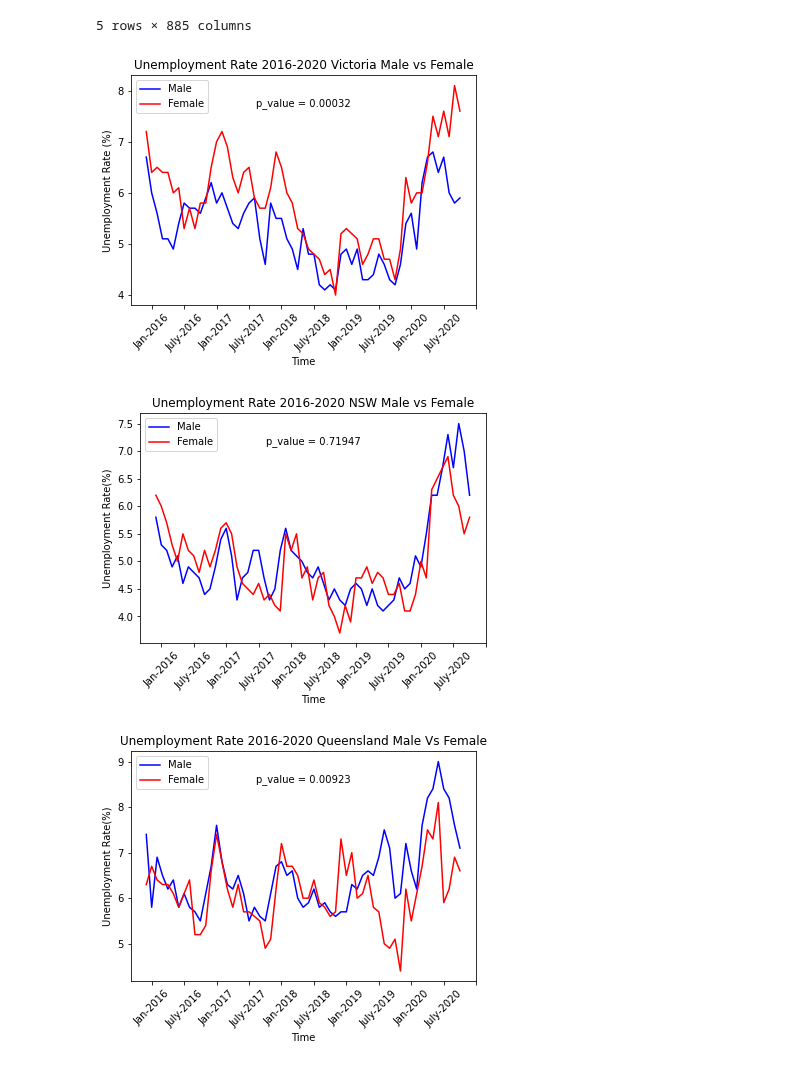
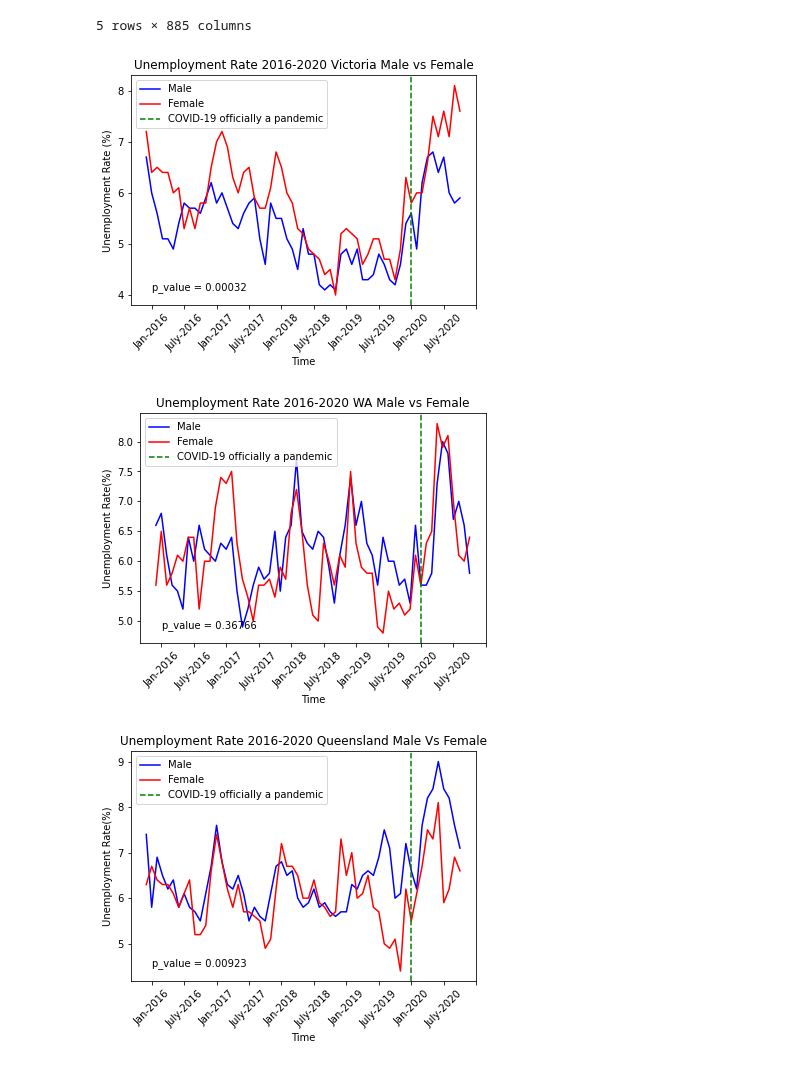
Before and after one commit to tomjp90/Project-1, a Jupyter notebook: Graph_Code/Gender Graphs Project 1.ipynb, the cells around one changed output. Saved outputs shown, nothing was run; the diff lists cells and outputs as text; code cells hidden in the pictures.

Commit message:
Added covid reference line

```diff
--- a/Graph_Code/Gender Graphs Project 1.ipynb
+++ b/Graph_Code/Gender Graphs Project 1.ipynb
@@ -26,9 +26,9 @@ Vic_M = Unemployment_data_cut["> Victoria ;  Unemployment rate ;  > Males ;"]
 
 Vic_F = Unemployment_data_cut["> Victoria ;  Unemployment rate ;  > Females ;"]
 
-NSW_M = Unemployment_data_cut["> New South Wales ;  Unemployment rate ;  > Males ;"]
+WA_M = Unemployment_data_cut["> Western Australia ;  Unemployment rate ;  > Males ;"]
 
-NSW_F = Unemployment_data_cut["> New South Wales ;  Unemployment rate ;  > Females ;"]
+WA_F = Unemployment_data_cut["> Western Australia ;  Unemployment rate ;  > Females ;"]
 
 QLD_M = Unemployment_data_cut["> Queensland ;  Unemployment rate ;  > Males ;"]
 
@@ -50,13 +50,18 @@ def make_line(m,f,ylab,title):
     plt.ylabel(ylab)
     plt.legend(loc= 'upper left')
     s,p = stats.ttest_ind(m,f)
-    plt.text(0.5, 0.9, f"p_value = {round(p,5)}", horizontalalignment='center',verticalalignment='top', transform=ax.transAxes)
+    covid_line = plt.axvline(x=49,color = 'g',linestyle='--')
+    covid_line.set_label('COVID-19 officially a pandemic')
+    ax.legend()
+    plt.text(0.2, 0.1, f"p_value = {round(p,5)}", horizontalalignment='center',verticalalignment='top', transform=ax.transAxes)
 
     ax.set_xticks([1,7,13,19,25,31,37,43,49,55,61])
     ax.set_xticklabels(['Jan-2016','July-2016','Jan-2017','July-2017','Jan-2018','July-2018','Jan-2019','July-2019','Jan-2020','July-2020'])
     plt.xticks(rotation=45)
 
 
+
+
     #Independant sample t-test (is the difference between males/females significant)
 # %%
 make_line(Vic_M,Vic_F,"Unemployment Rate (%)","Unemployment Rate 2016-2020 Victoria Male vs Female")
@@ -64,19 +69,19 @@ make_line(Vic_M,Vic_F,"Unemployment Rate (%)","Unemployment Rate 2016-2020 Victo
 plt.savefig('../Graph_Outputs/Vic_Gender.png')
 plt.show()
 # %% [output]
-[figure, old version]
+[figure, new version]
 # %%
-make_line(NSW_M,NSW_F,"Unemployment Rate(%)","Unemployment Rate 2016-2020 NSW Male vs Female")
+make_line(WA_M,WA_F,"Unemployment Rate(%)","Unemployment Rate 2016-2020 WA Male vs Female")
 
 
 plt.savefig('../Graph_Outputs/NSW_Gender.png')
 plt.show()
 # %% [output]
-[figure, old version]
+[figure, new version]
 # %%
 make_line(QLD_M,QLD_F,"Unemployment Rate(%)","Unemployment Rate 2016-2020 Queensland Male Vs Female")
 
 plt.savefig("../Graph_Outputs/QLD_Gender.png")
 plt.show()
 # %% [output]
-[figure, old version]
+[figure, new version]
```
Also changed, not shown: 3 other files.
